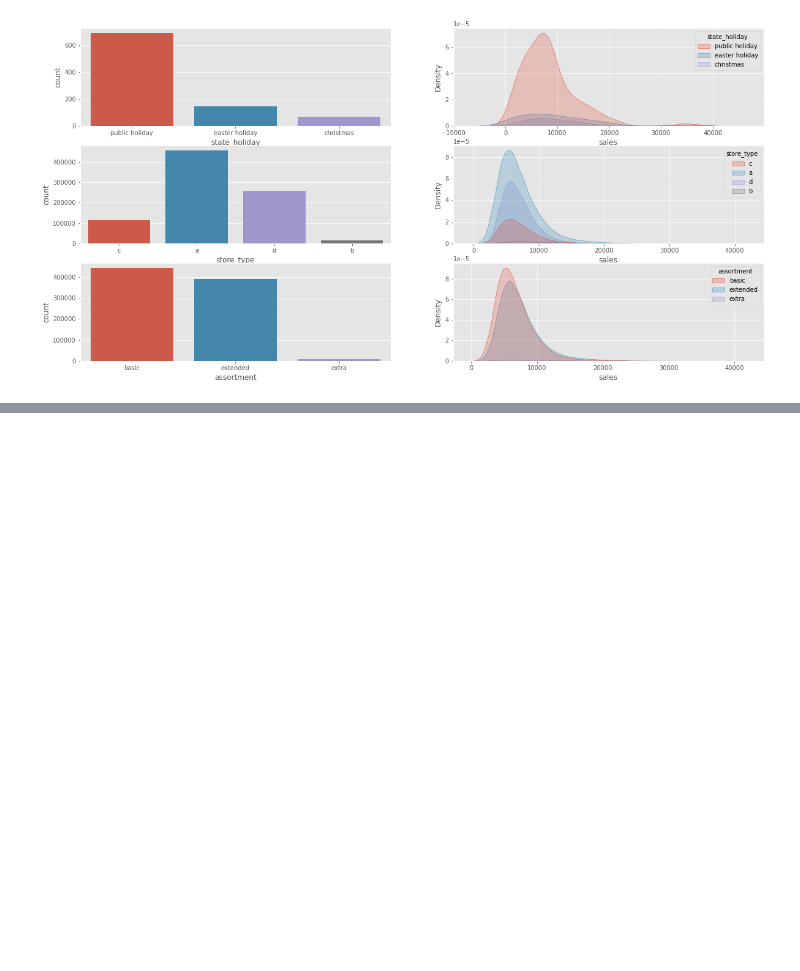
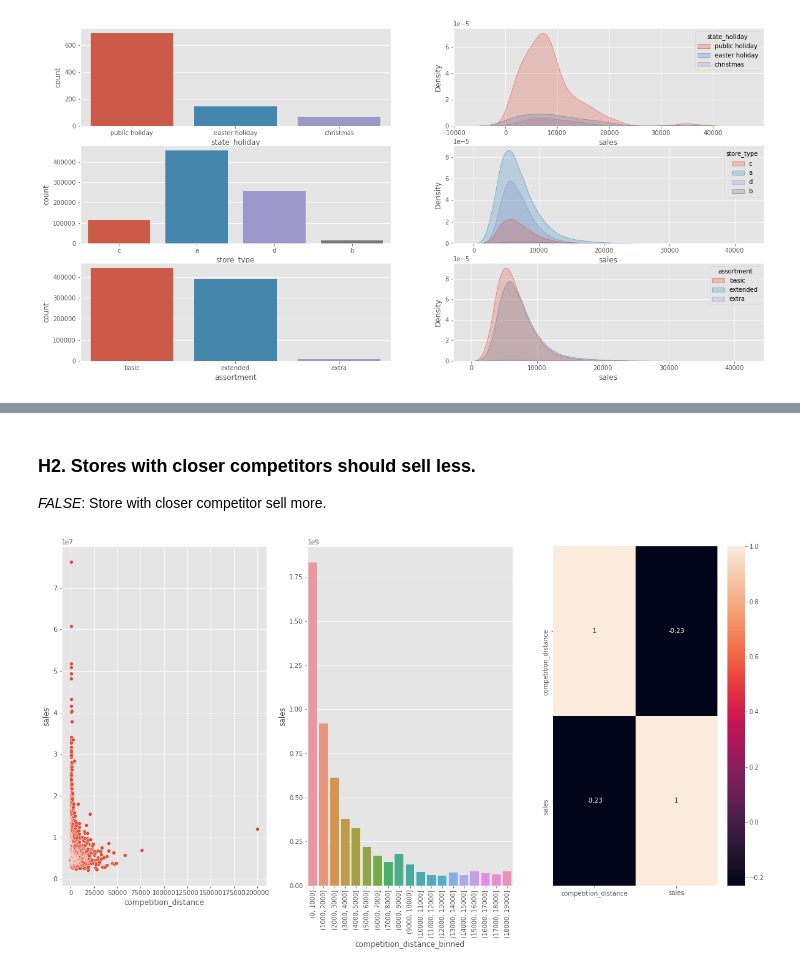
Before and after one commit to vfamim/Rossman-Sales, a Jupyter notebook: notebook/c01_01_Rossman.ipynb, the cells around one changed output, grey strips where cells are left out. Cells and saved outputs as stored; diff of their text form; code cells hidden in the pictures; blank space fills up the shorter version.

```diff
--- a/notebook/c01_01_Rossman.ipynb
+++ b/notebook/c01_01_Rossman.ipynb
@@ -569,0 +600,26 @@ plt.show()
+# %% [markdown]
+### H2. Stores with closer competitors should sell less.
+*FALSE*: Store with closer competitor sell more.
+# %%
+# groupby competition distance
+aux1 = df4[['competition_distance', 'sales']].groupby('competition_distance').sum().\
+    reset_index()
+# split by bins
+bins = list(np.arange(0, 20000, 1000))
+# cuting intervals by bins
+aux1['competition_distance_binned'] = pd.cut(aux1['competition_distance'], bins=bins)
+# groupby competitiondistance binned
+aux2 = aux1[['competition_distance_binned', 'sales']]\
+    .groupby('competition_distance_binned').sum().reset_index()
+
+fig, ax = plt.subplots(1,3)
+# subplot 1
+sns.scatterplot(data=aux1, x='competition_distance', y='sales', ax=ax[0])
+# subplot 2
+sns.barplot(data=aux2, x='competition_distance_binned', y='sales', ax=ax[1])
+ax[1].set_xticklabels(aux2.competition_distance_binned, rotation=90)
+# subplot 3
+sns.heatmap(aux1.corr(method='pearson'), annot=True, ax=ax[2])
+plt.show()
+# %% [output]
+[figure, added]
```
Also changed, not shown: parts of 15 cells of this notebook.
